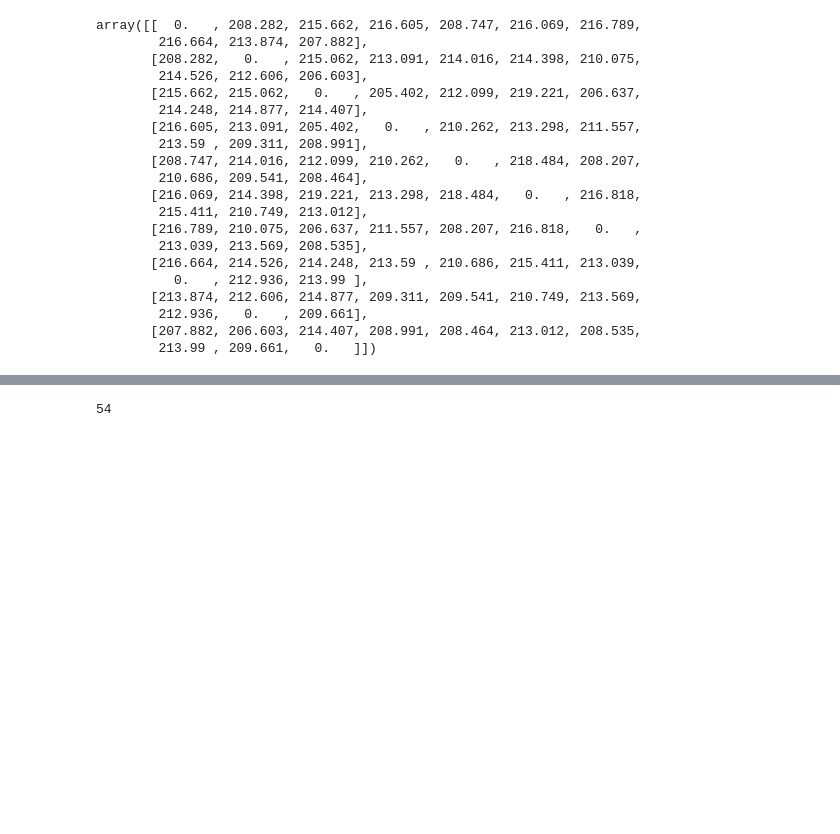
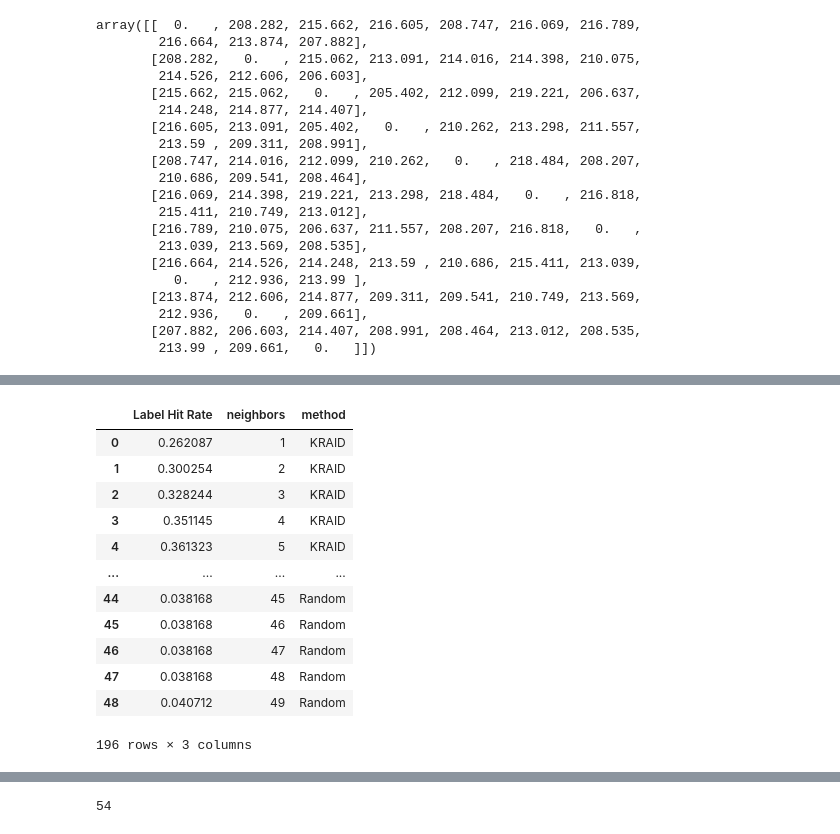
Before and after one commit to smautner/pig, a Jupyter notebook: yoda/scripts/eval_4k.ipynb, the cells around one changed output, grey strips where cells are left out. Cells and saved outputs as stored; diff of their text form; code cells hidden in the pictures; blank space fills up the shorter version.

```diff
--- a/yoda/scripts/eval_4k.ipynb
+++ b/yoda/scripts/eval_4k.ipynb
@@ -102,0 +108,16 @@ ranker(ranks3)=[0.13994910941475827, 0.17302798982188294, 0.1806615776081425, 0.
+# %%
+dfPh
+# %% [output]
+|  | Label Hit Rate | neighbors | method |
+| 0 | 0.262087 | 1 | KRAID |
+| 1 | 0.300254 | 2 | KRAID |
+| 2 | 0.328244 | 3 | KRAID |
+| 3 | 0.351145 | 4 | KRAID |
+| 4 | 0.361323 | 5 | KRAID |
+| ... | ... | ... | ... |
+| 44 | 0.038168 | 45 | Random |
+| 45 | 0.038168 | 46 | Random |
+| 46 | 0.038168 | 47 | Random |
+| 47 | 0.038168 | 48 | Random |
+| 48 | 0.040712 | 49 | Random |
+196 rows × 3 columns
```
Also changed, not shown: parts of 10 cells of this notebook, 3 other files.
